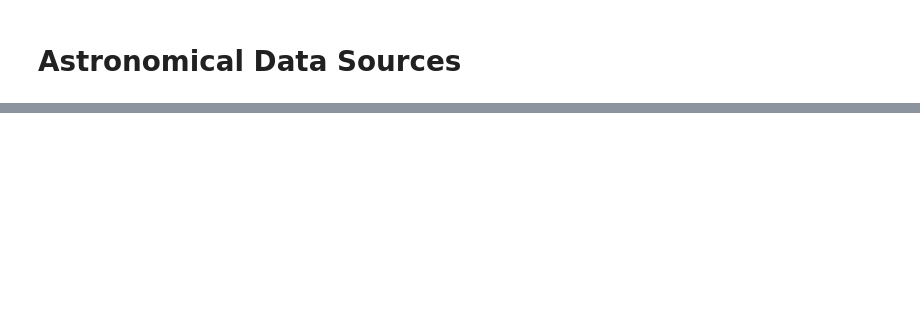
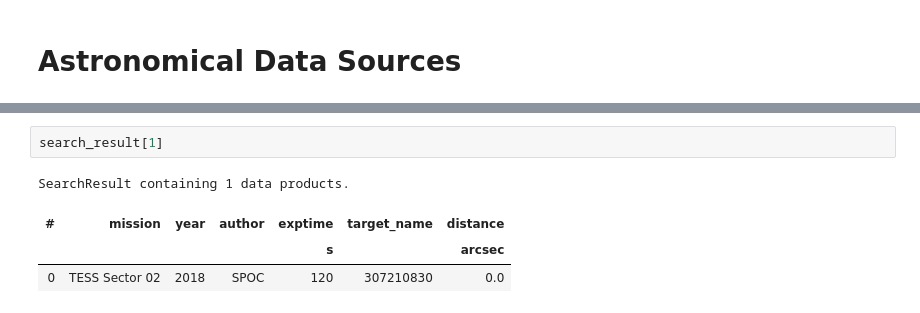
Before and after one commit to deltorobarba/astrophysics, a Jupyter notebook: sources.ipynb, the cells around one changed output, grey strips where cells are left out. Cells and saved outputs as stored; diff of their text form; blank space fills up the shorter version.

```diff
--- a/sources.ipynb
+++ b/sources.ipynb
@@ -24,0 +254,7 @@ https://github.com/deltorobarba/astrophysics/blob/main/exoplanet_kepler10.ipynb
+# %%
+search_result[1]
+# %% [output]
+SearchResult containing 1 data products.
+| # | mission | year | author | exptime | target_name | distance |
+|  |  |  |  | s |  | arcsec |
+| 0 | TESS Sector 02 | 2018 | SPOC | 120 | 307210830 | 0.0 |
```
Also changed, not shown: parts of 77 cells of this notebook.
